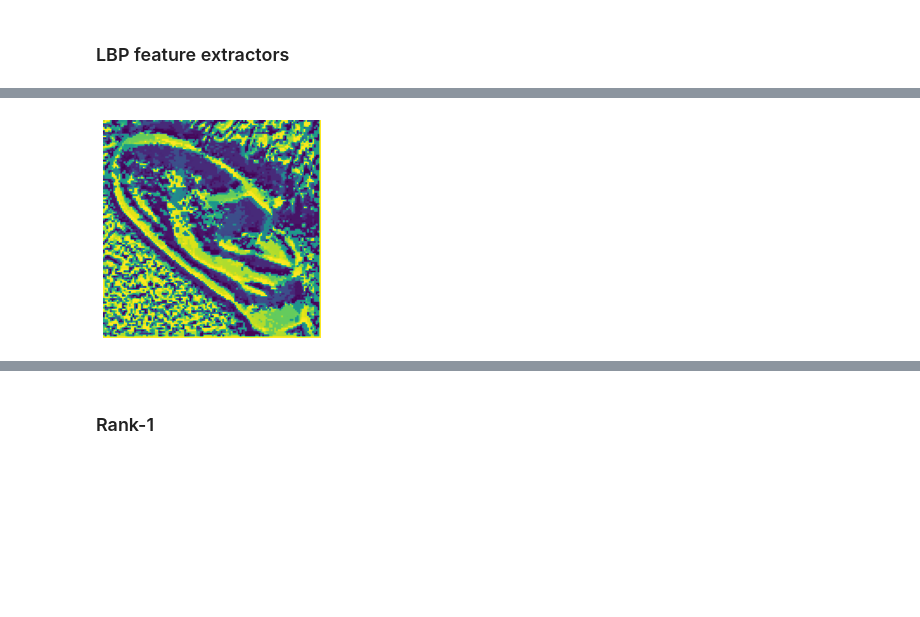
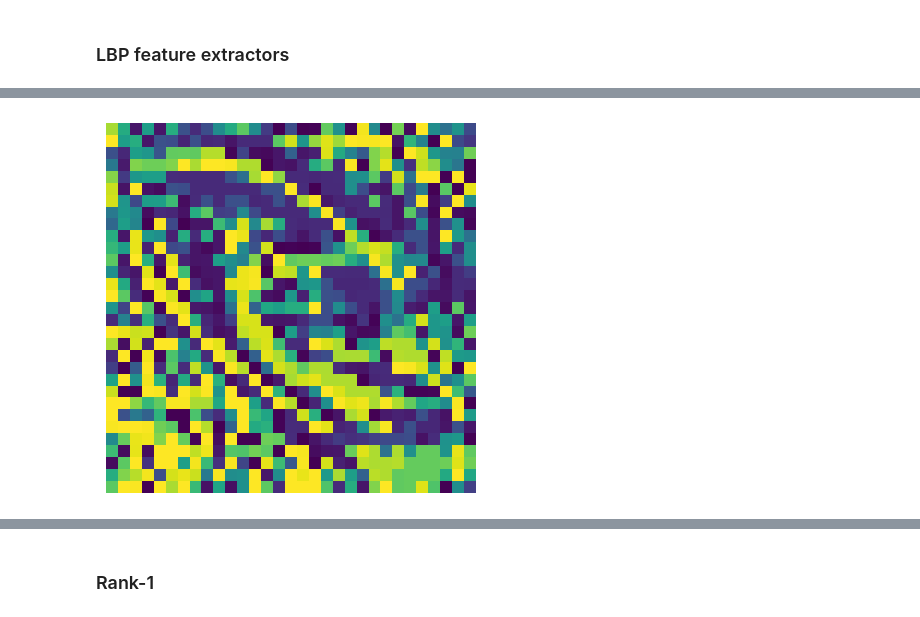
Before and after one commit to catarina03/FRI-IBB, a Jupyter notebook: Assignment1/src/Assignment #1.ipynb, the cells around one changed output, grey strips where cells are left out. Drawn from its saved outputs; the diff is of its cells as text; code cells hidden in the pictures; blank space fills up the shorter version.

```diff
--- a/Assignment1/src/Assignment #1.ipynb
+++ b/Assignment1/src/Assignment #1.ipynb
@@ -3,9 +14,12 @@
 # %%
+import numpy as np
 import cv2
 import matplotlib.pyplot as plt
-import numpy as np
 import math
-from scipy import spatial
+import os
+import pandas as pd
+from skimage.feature import local_binary_pattern
+from sklearn.metrics.pairwise import cosine_similarity
 
 # Reading all images and saving them
 image_list = []
@@ -16,11 +30,17 @@ for folder_number in range(1,101):
 
     for image_number in range(1,11):
         image_name = f'{image_number:02d}'
-        image = cv2.imread("../awe/"+folder_name+"/"+image_name+".png")
+        # image = cv2.imread("../awe/"+folder_name+"/"+image_name+".png")
+
+        # If in Faculty computers
+        path = os.path.join(os.getcwd(), "awe", folder_name, image_name)
+        image = cv2.imread(path+".png")
+        # print(image, folder_name, image_name, path+".png", os.getcwd())
+
         image = cv2.cvtColor(image, cv2.COLOR_BGR2GRAY)
         image = cv2.resize(image, dim, interpolation = cv2.INTER_AREA)
         image_list.append(np.array(image))
 
-# Now, the variable 'image' stores the pixel values of image
+# Now, the variable 'image_list[x]' stores the pixel values of image
 # %%
 image_list_by_class = [image_list[i:i+10] for i in range(0, len(image_list), 10)]
@@ -79,7 +120,7 @@ show_feature_vector(result)
 
 # Receives an image vector and the dimension of the LBP local window
 # Returns the [image feature vector, binary
-def overlappingLBP(image, dimLBP):
+def overlappingLBP(image, dimLBP, step):
     radius = int((dimLBP - 1)/2)
     matrix_divided = []
     matrixLBP = []
@@ -90,7 +131,7 @@ def overlappingLBP(image, dimLBP):
     image = cv2.copyMakeBorder(image, 0, numberOfPadding, 0, numberOfPadding, cv2.BORDER_CONSTANT, 0)
 
     # Changing the step of the for loops from the dimention of the LBP window to 1 makes the LBP window overlap
-    for width in range(radius, image.shape[0]-(radius+1), 1):
-        for height in range(radius, image.shape[1]-(radius+1), 1):
+    for width in range(radius, image.shape[0]-(radius+step), step):
+        for height in range(radius, image.shape[1]-(radius+step), step):
 
             # Builds LBP feature extraction matrix
@@ -109,10 +150,10 @@ def overlappingLBP(image, dimLBP):
 
     return feature_vector
 # %%
-result = overlappingLBP(image_list[0], 7)
+result = overlappingLBP(image_list[0], 7, 4)
 show_feature_vector(result)
 # %% [output]
-[figure, old version]
+[figure, new version]
 # %%
 # Uniform LBP
 
```
Also changed, not shown: parts of 43 cells of this notebook.
